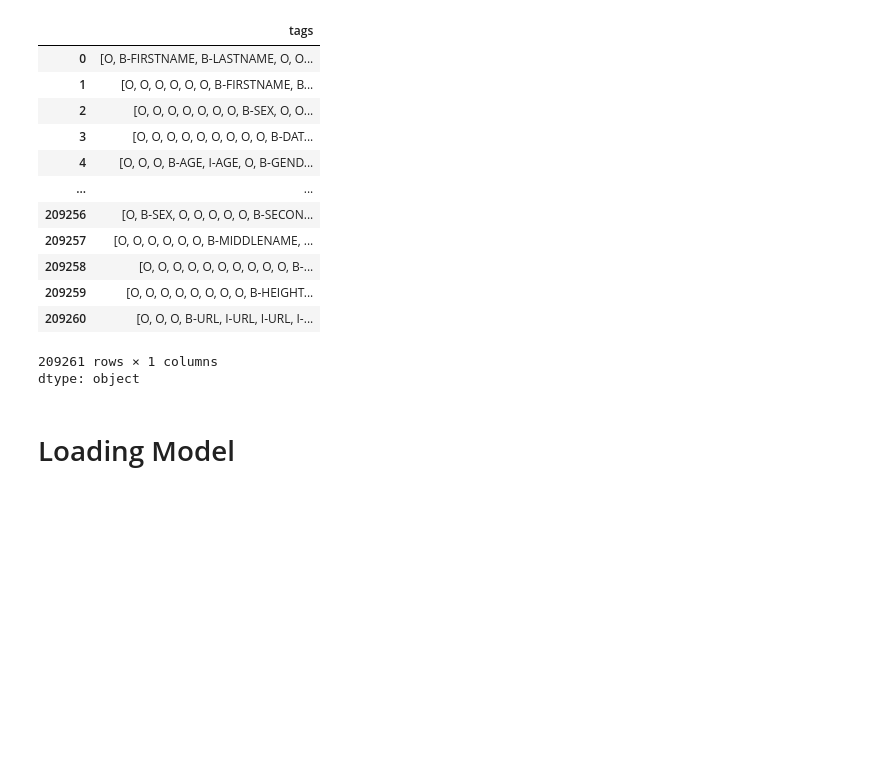
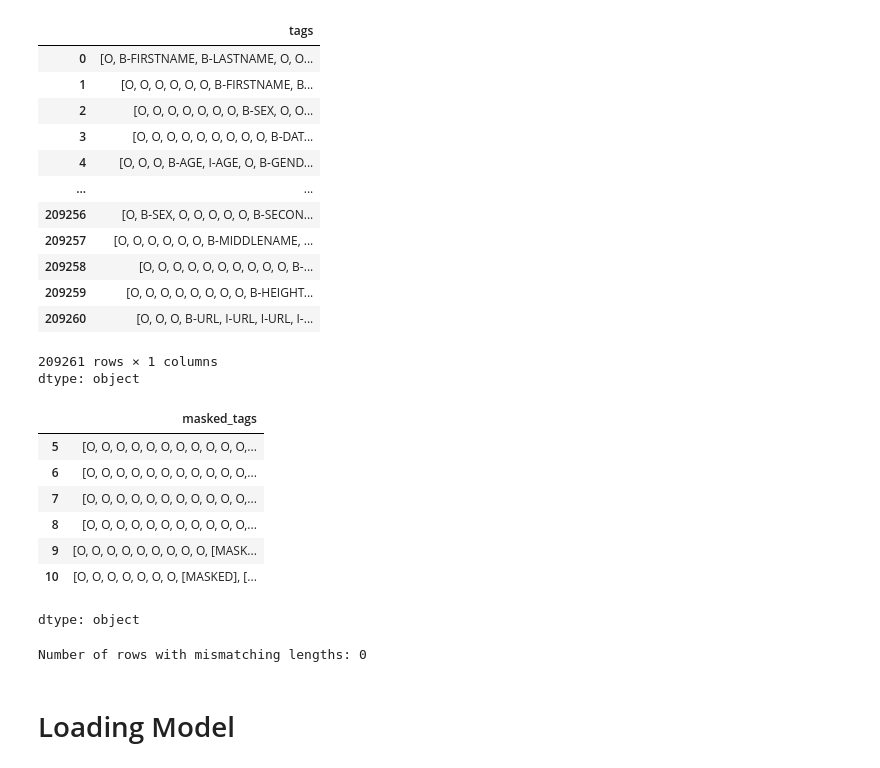
Before and after one commit to MuhammadHelmyOmar/ArabicPIIRedaction, a Jupyter notebook: fine-tuning_SLMs.ipynb, the cells around one changed output. Cells and saved outputs as stored; diff of their text form; code cells hidden in the pictures; blank space fills up the shorter version.

```diff
--- a/fine-tuning_SLMs.ipynb
+++ b/fine-tuning_SLMs.ipynb
@@ -162,8 +162,8 @@ def mask_tags(tags_list, tags_to_mask):
   """
   masked_tags = []
   for tag in tags_list:
-    if tag in tags_to_mask:
+    if tag[2:] in tags_to_mask:
       masked_tags.append("[MASKED]")
     else:
-      masked_tags.append(tag)
+      masked_tags.append("O")
   return masked_tags
@@ -176,3 +172,19 @@ print(train['masked_tags'].head())
+# %%
+train['masked_tags'][5:11]
+# %% [output]
+|  | masked_tags |
+| 5 | [O, O, O, O, O, O, O, O, O, O, O,... |
+| 6 | [O, O, O, O, O, O, O, O, O, O, O,... |
+| 7 | [O, O, O, O, O, O, O, O, O, O, O,... |
+| 8 | [O, O, O, O, O, O, O, O, O, O, O,... |
+| 9 | [O, O, O, O, O, O, O, O, O, [MASK... |
+| 10 | [O, O, O, O, O, O, O, [MASKED], [... |
+dtype: object
+# %%
+length_comparison_result = train.apply(lambda row: len(train.tokens) == len(train.masked_tags), axis=1)
+print(f"\nNumber of rows with mismatching lengths: {sum(~length_comparison_result)}")
+# %% [output]
+Number of rows with mismatching lengths: 0
 # %% [markdown]
 # Loading Model
 # %% [markdown]
```
Also changed, not shown: parts of 2 cells of this notebook.
